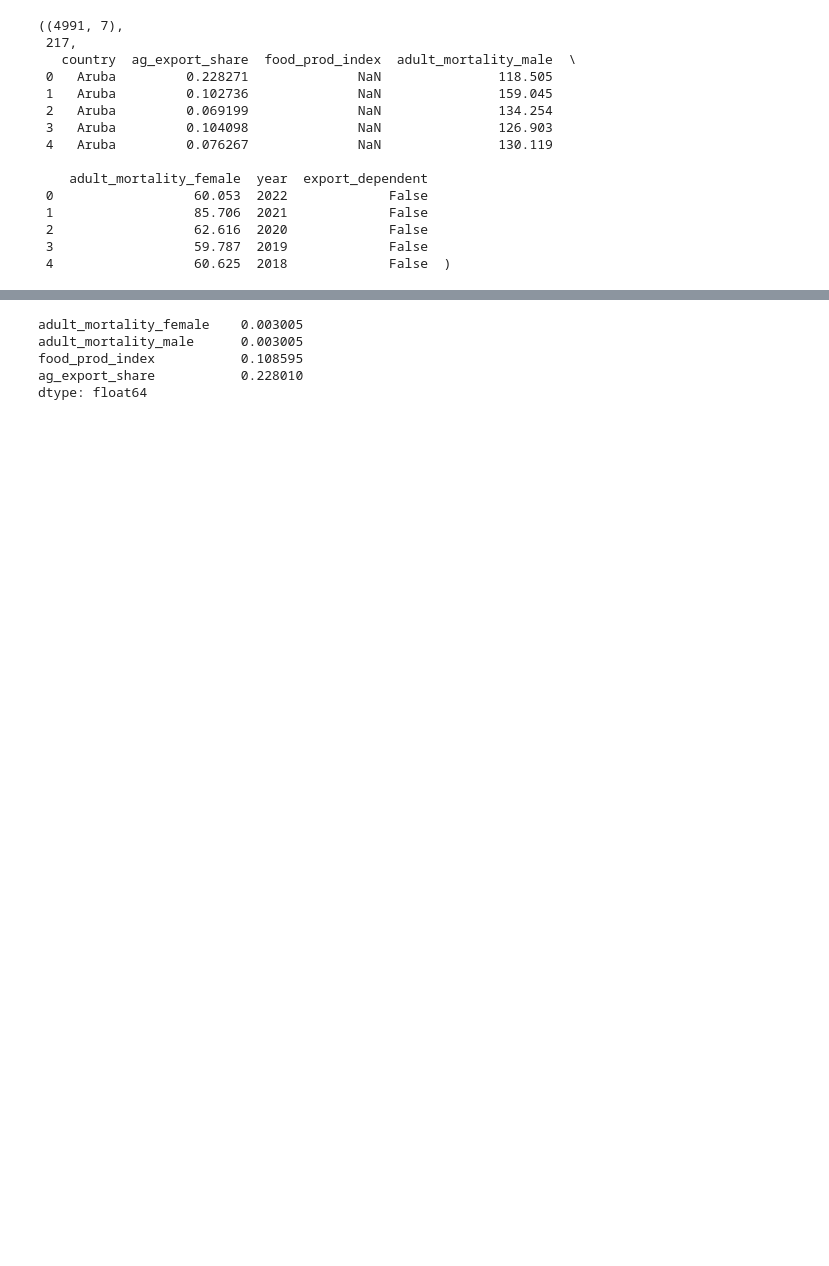
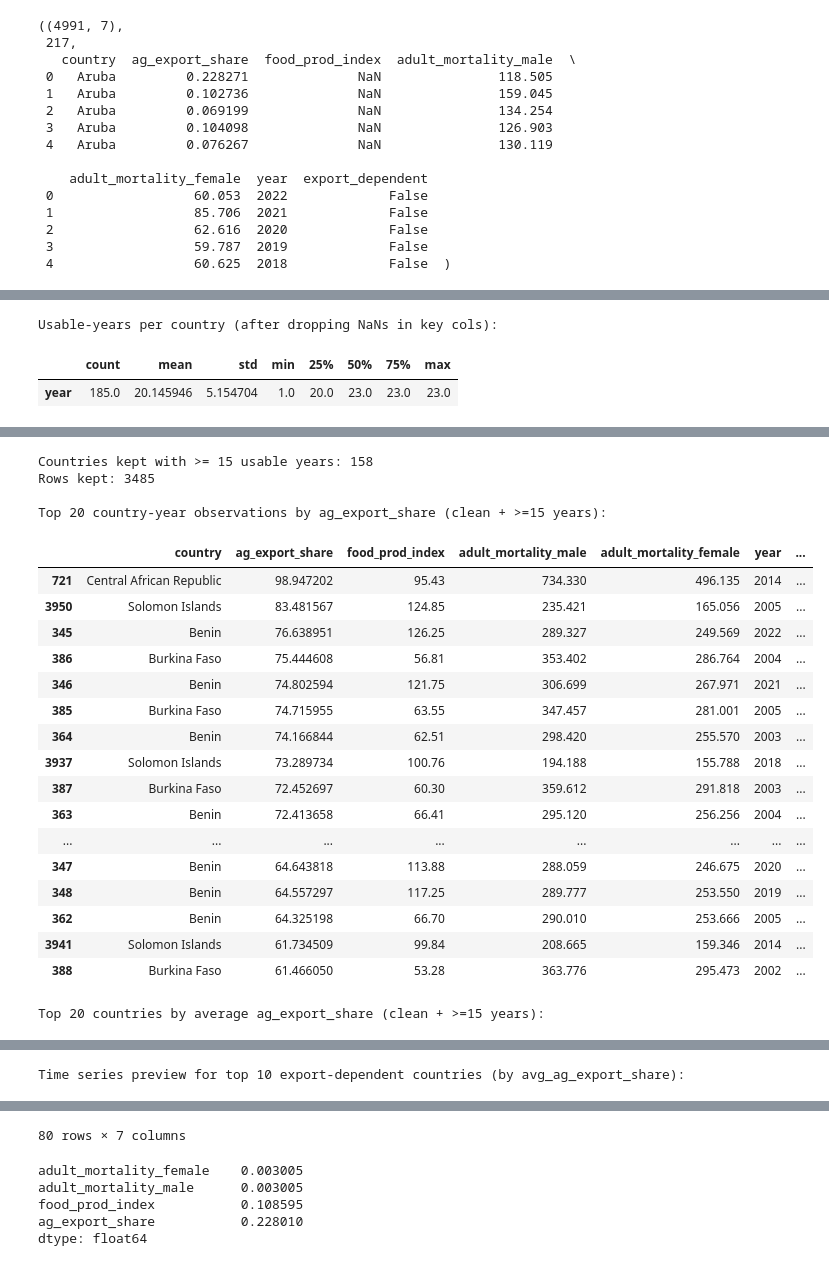
Before and after one commit to marcaina16/EEP-153---Project-1, a Jupyter notebook: notebooks/01_wb_fetch_&_panel.ipynb, the cells around one changed output, grey strips where cells are left out. Drawn from its saved outputs; the diff is of its cells as text; code cells hidden in the pictures; blank space fills up the shorter version.

```diff
--- a/notebooks/01_wb_fetch_&_panel.ipynb
+++ b/notebooks/01_wb_fetch_&_panel.ipynb
@@ -81,3 +150,53 @@ panel.shape, panel["country"].nunique(), panel.head()
  2                  62.616  2020             False
  3                  59.787  2019             False
  4                  60.625  2018             False  )
+# %%
+panel = build_panel(df)
+
+key_cols = ["ag_export_share", "food_prod_index", "adult_mortality_male", "adult_mortality_female"]
+min_years = 15
+
+print("Rows, cols:", panel.shape)
+print("Countries:", panel["country"].nunique())
+print("Years:", int(panel["year"].min()), "to", int(panel["year"].max()))
+
+print("\nMissing rate by column:")
+display(panel[key_cols].isna().mean().sort_values(ascending=False).to_frame("missing_rate"))
+
+valid = panel.dropna(subset=key_cols).copy()
+
+country_years = valid.groupby("country")["year"].nunique().sort_values(ascending=False)
+print("\nUsable-years per country (after dropping NaNs in key cols):")
+display(country_years.describe().to_frame().T)
+display(country_years.head(10).to_frame("n_years"))
+display(country_years.tail(10).to_frame("n_years"))
+
+good_countries = country_years[country_years >= min_years].index
+panel15 = valid[valid["country"].isin(good_countries)].copy()
+
+print(f"\nCountries kept with >= {min_years} usable years:", panel15["country"].nunique())
+print("Rows kept:", panel15.shape[0])
+
+print("\nTop 20 country-year observations by ag_export_share (clean + >=15 years):")
+display(panel15.sort_values(["ag_export_share", "year"], ascending=[False, True]).head(20))
+
+print("\nTop 20 countries by average ag_export_share (clean + >=15 years):")
+country_summary = (
+    panel15.groupby("country")
+    .agg(
+        avg_ag_export_share=("ag_export_share", "mean"),
+        avg_food_prod_index=("food_prod_index", "mean"),
+        avg_mort_male=("adult_mortality_male", "mean"),
+        avg_mort_female=("adult_mortality_female", "mean"),
+        n_years=("year", "nunique"),
+    )
+    .sort_values("avg_ag_export_share", ascending=False)
+    .head(20)
+    .reset_index()
+)
+display(country_summary)
+
+print("\nTime series preview for top 10 export-dependent countries (by avg_ag_export_share):")
+top10 = country_summary["country"].head(10)
+display(panel15[panel15["country"].isin(top10)].sort_values(["country", "year"]).head(80))
+# %% [output]
@@ -83,0 +213,3 @@ panel.shape, panel["country"].nunique(), panel.head()
+Usable-years per country (after dropping NaNs in key cols):
+|  | count | mean | std | min | 25% | 50% | 75% | max |
+| year | 185.0 | 20.145946 | 5.154704 | 1.0 | 20.0 | 23.0 | 23.0 | 23.0 |
@@ -83,0 +240,22 @@ panel.shape, panel["country"].nunique(), panel.head()
+Countries kept with >= 15 usable years: 158
+Rows kept: 3485
+
+Top 20 country-year observations by ag_export_share (clean + >=15 years):
+|  | country | ag_export_share | food_prod_index | adult_mortality_male | adult_mortality_female | year | ... |
+| 721 | Central African Republic | 98.947202 | 95.43 | 734.330 | 496.135 | 2014 | ... |
+| 3950 | Solomon Islands | 83.481567 | 124.85 | 235.421 | 165.056 | 2005 | ... |
+| 345 | Benin | 76.638951 | 126.25 | 289.327 | 249.569 | 2022 | ... |
+| 386 | Burkina Faso | 75.444608 | 56.81 | 353.402 | 286.764 | 2004 | ... |
+| 346 | Benin | 74.802594 | 121.75 | 306.699 | 267.971 | 2021 | ... |
+| 385 | Burkina Faso | 74.715955 | 63.55 | 347.457 | 281.001 | 2005 | ... |
+| 364 | Benin | 74.166844 | 62.51 | 298.420 | 255.570 | 2003 | ... |
+| 3937 | Solomon Islands | 73.289734 | 100.76 | 194.188 | 155.788 | 2018 | ... |
+| 387 | Burkina Faso | 72.452697 | 60.30 | 359.612 | 291.818 | 2003 | ... |
+| 363 | Benin | 72.413658 | 66.41 | 295.120 | 256.256 | 2004 | ... |
+| ... | ... | ... | ... | ... | ... | ... | ... |
+| 347 | Benin | 64.643818 | 113.88 | 288.059 | 246.675 | 2020 | ... |
+| 348 | Benin | 64.557297 | 117.25 | 289.777 | 253.550 | 2019 | ... |
+| 362 | Benin | 64.325198 | 66.70 | 290.010 | 253.666 | 2005 | ... |
+| 3941 | Solomon Islands | 61.734509 | 99.84 | 208.665 | 159.346 | 2014 | ... |
+| 388 | Burkina Faso | 61.466050 | 53.28 | 363.776 | 295.473 | 2002 | ... |
+Top 20 countries by average ag_export_share (clean + >=15 years):
@@ -83,0 +279 @@ panel.shape, panel["country"].nunique(), panel.head()
+Time series preview for top 10 export-dependent countries (by avg_ag_export_share):
@@ -84,3 +292,4 @@ panel.shape, panel["country"].nunique(), panel.head()
+80 rows × 7 columns
 # %%
 panel[["ag_export_share","food_prod_index","adult_mortality_male","adult_mortality_female"]].isna().mean().sort_values()
 # %% [output]
```
Also changed, not shown: parts of 5 cells of this notebook.
